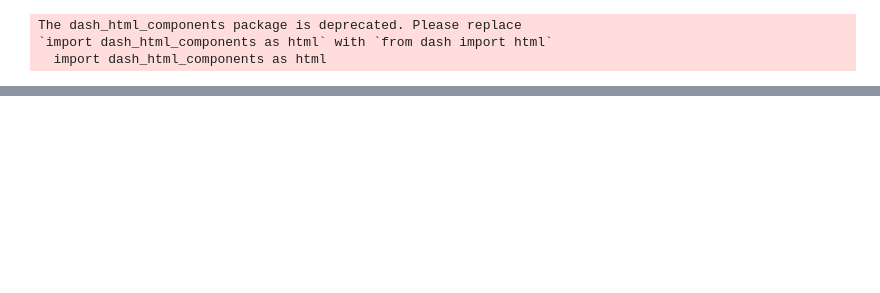
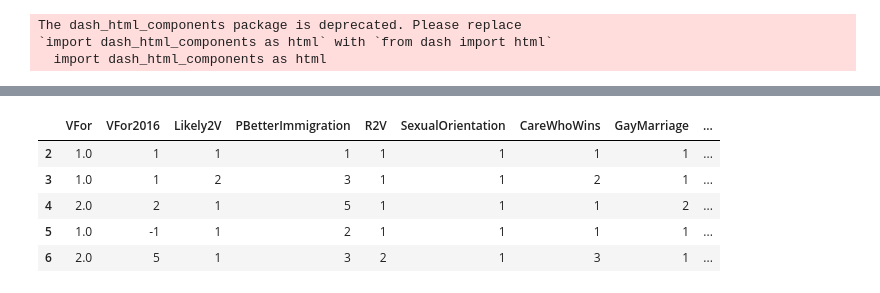
Before and after one commit to jprichmond20/2020ElectionStudy, a Jupyter notebook: Election2020Dash.ipynb, the cells around one changed output, grey strips where cells are left out. Cells and saved outputs as stored; diff of their text form; code cells hidden in the pictures; blank space fills up the shorter version.

```diff
--- a/Election2020Dash.ipynb
+++ b/Election2020Dash.ipynb
@@ -98,0 +96,10 @@ ValueError: All arguments should have the same length. The length of argument `w
+# %%
+df2 = df2.dropna()
+df2.head()
+# %% [output]
+|  | VFor | VFor2016 | Likely2V | PBetterImmigration | R2V | SexualOrientation | CareWhoWins | GayMarriage | ... |
+| 2 | 1.0 | 1 | 1 | 1 | 1 | 1 | 1 | 1 | ... |
+| 3 | 1.0 | 1 | 2 | 3 | 1 | 1 | 2 | 1 | ... |
+| 4 | 2.0 | 2 | 1 | 5 | 1 | 1 | 1 | 2 | ... |
+| 5 | 1.0 | -1 | 1 | 2 | 1 | 1 | 1 | 1 | ... |
+| 6 | 2.0 | 5 | 1 | 3 | 2 | 1 | 3 | 1 | ... |
```
Also changed, not shown: parts of 17 cells of this notebook.
